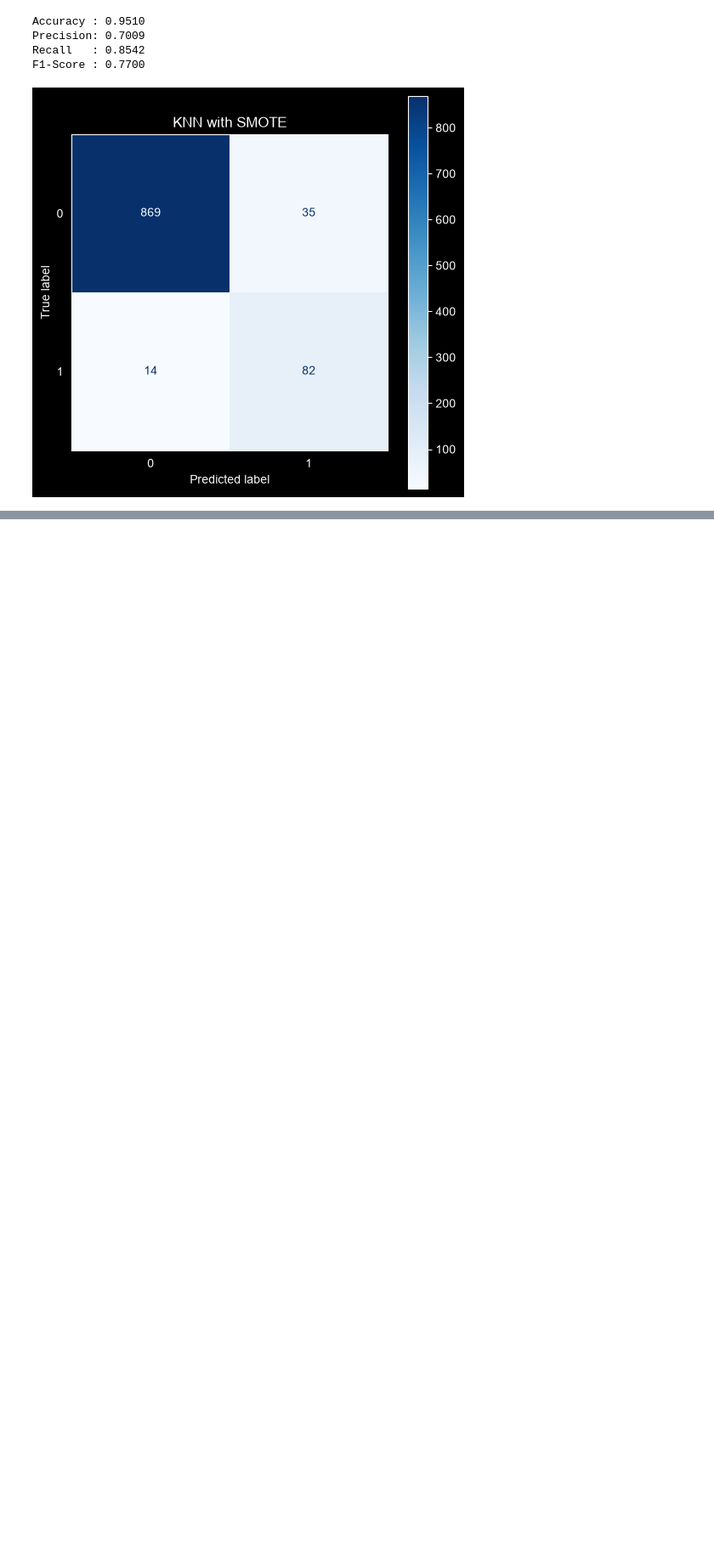
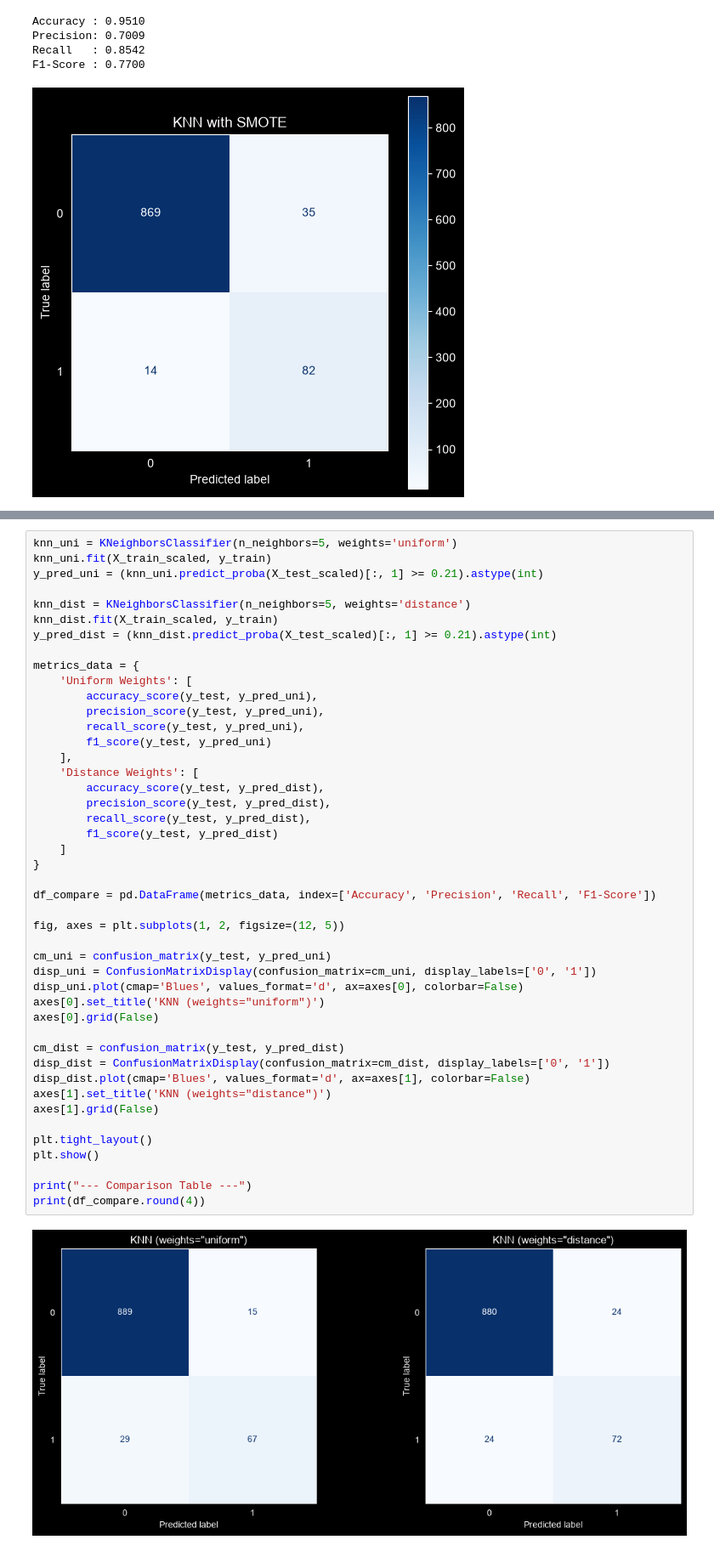
Before and after one commit to MHDadkhah172/MLDailyProject, a Jupyter notebook: 03_loan _modelling/notebooks/model_training.ipynb, the cells around one changed output, grey strips where cells are left out. Shown at 85% size. Drawn from its saved outputs; the diff is of its cells as text; blank space fills up the shorter version.

```diff
--- a/03_loan _modelling/notebooks/model_training.ipynb
+++ b/03_loan _modelling/notebooks/model_training.ipynb
@@ -465,0 +490,47 @@ F1-Score : 0.7700
+# %%
+knn_uni = KNeighborsClassifier(n_neighbors=5, weights='uniform')
+knn_uni.fit(X_train_scaled, y_train)
+y_pred_uni = (knn_uni.predict_proba(X_test_scaled)[:, 1] >= 0.21).astype(int)
+
+knn_dist = KNeighborsClassifier(n_neighbors=5, weights='distance')
+knn_dist.fit(X_train_scaled, y_train)
+y_pred_dist = (knn_dist.predict_proba(X_test_scaled)[:, 1] >= 0.21).astype(int)
+
+metrics_data = {
+    'Uniform Weights': [
+        accuracy_score(y_test, y_pred_uni),
+        precision_score(y_test, y_pred_uni),
+        recall_score(y_test, y_pred_uni),
+        f1_score(y_test, y_pred_uni)
+    ],
+    'Distance Weights': [
+        accuracy_score(y_test, y_pred_dist),
+        precision_score(y_test, y_pred_dist),
+        recall_score(y_test, y_pred_dist),
+        f1_score(y_test, y_pred_dist)
+    ]
+}
+
+df_compare = pd.DataFrame(metrics_data, index=['Accuracy', 'Precision', 'Recall', 'F1-Score'])
+
+fig, axes = plt.subplots(1, 2, figsize=(12, 5))
+
+cm_uni = confusion_matrix(y_test, y_pred_uni)
+disp_uni = ConfusionMatrixDisplay(confusion_matrix=cm_uni, display_labels=['0', '1'])
+disp_uni.plot(cmap='Blues', values_format='d', ax=axes[0], colorbar=False)
+axes[0].set_title('KNN (weights="uniform")')
+axes[0].grid(False)
+
+cm_dist = confusion_matrix(y_test, y_pred_dist)
+disp_dist = ConfusionMatrixDisplay(confusion_matrix=cm_dist, display_labels=['0', '1'])
+disp_dist.plot(cmap='Blues', values_format='d', ax=axes[1], colorbar=False)
+axes[1].set_title('KNN (weights="distance")')
+axes[1].grid(False)
+
+plt.tight_layout()
+plt.show()
+
+print("--- Comparison Table ---")
+print(df_compare.round(4))
+# %% [output]
+[figure, added]
```
Also changed, not shown: parts of 10 cells of this notebook.
